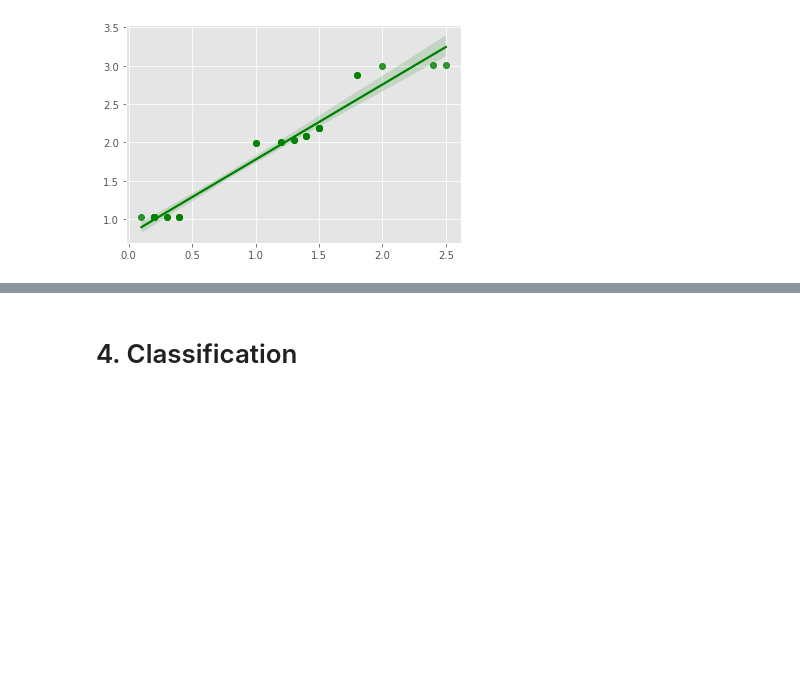
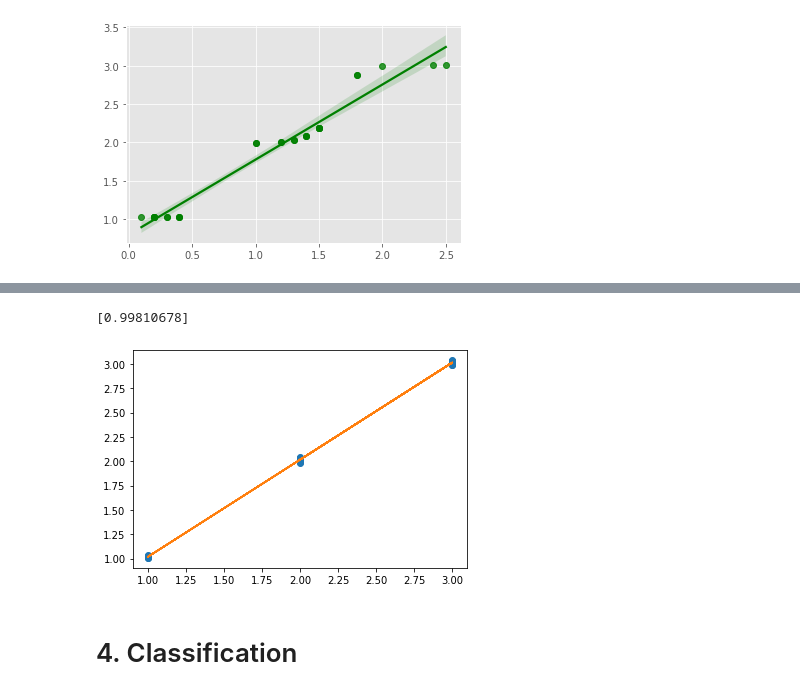
Before and after one commit to kunalavghade/Machine-Learning, a Jupyter notebook: Machine_Learning.ipynb, the cells around one changed output, grey strips where cells are left out. Cells and saved outputs as stored; diff of their text form; code cells hidden in the pictures; blank space fills up the shorter version.

```diff
--- a/Machine_Learning.ipynb
+++ b/Machine_Learning.ipynb
@@ -231,3 +316,11 @@ sns.regplot(x=x_test, y=y_pred, color="g")
+# %%
+plt.plot(y_test[:50],pred,'o')
+m,b = np.polyfit(y_test[:50],pred,1)
+plt.plot(y_test[:50],m*y_test +b)
+print(m)
+# %% [output]
+[0.99810678]
+[figure, added]
 # %% [markdown]
 # 4. Classification
 # %%
```
Also changed, not shown: parts of 21 cells of this notebook.
